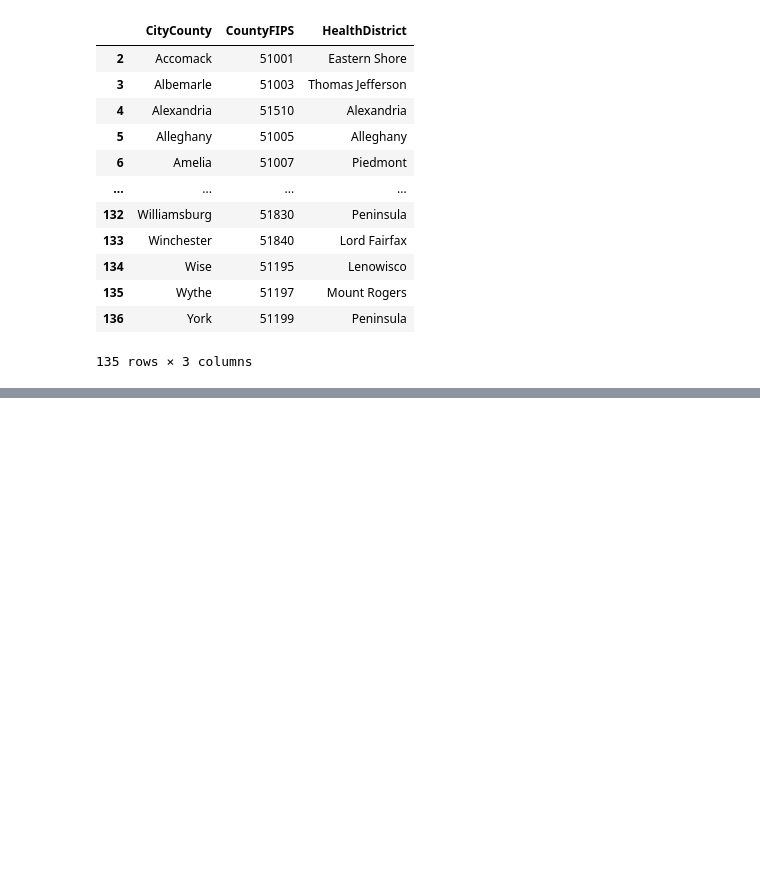
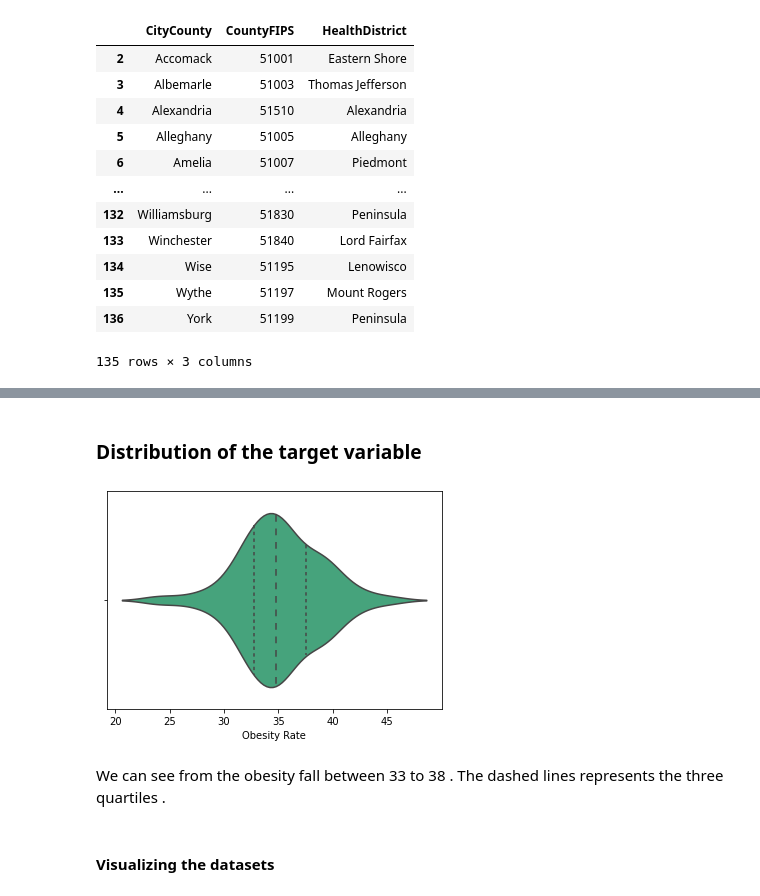
Before and after one commit to connorpepin/CMDA-Capstone, a Jupyter notebook: VDH.ipynb, the cells around one changed output, grey strips where cells are left out. Drawn from its saved outputs; the diff is of its cells as text; code cells hidden in the pictures; blank space fills up the shorter version.

```diff
--- a/VDH.ipynb
+++ b/VDH.ipynb
@@ -144,0 +273,11 @@ merged
+# %% [markdown]
+### Distribution of the target variable
+# %%
+# violin plot
+sns.violinplot(x=health_ranking_2022['Obesity Rate'], inner="quartile", color="#36B37E");
+# %% [output]
+[figure, added]
+# %% [markdown]
+We can see from the obesity fall between 33 to  38 . The dashed lines represents the three quartiles .
+# %% [markdown]
+####  Visualizing the datasets
```
Also changed, not shown: parts of 30 cells of this notebook.
